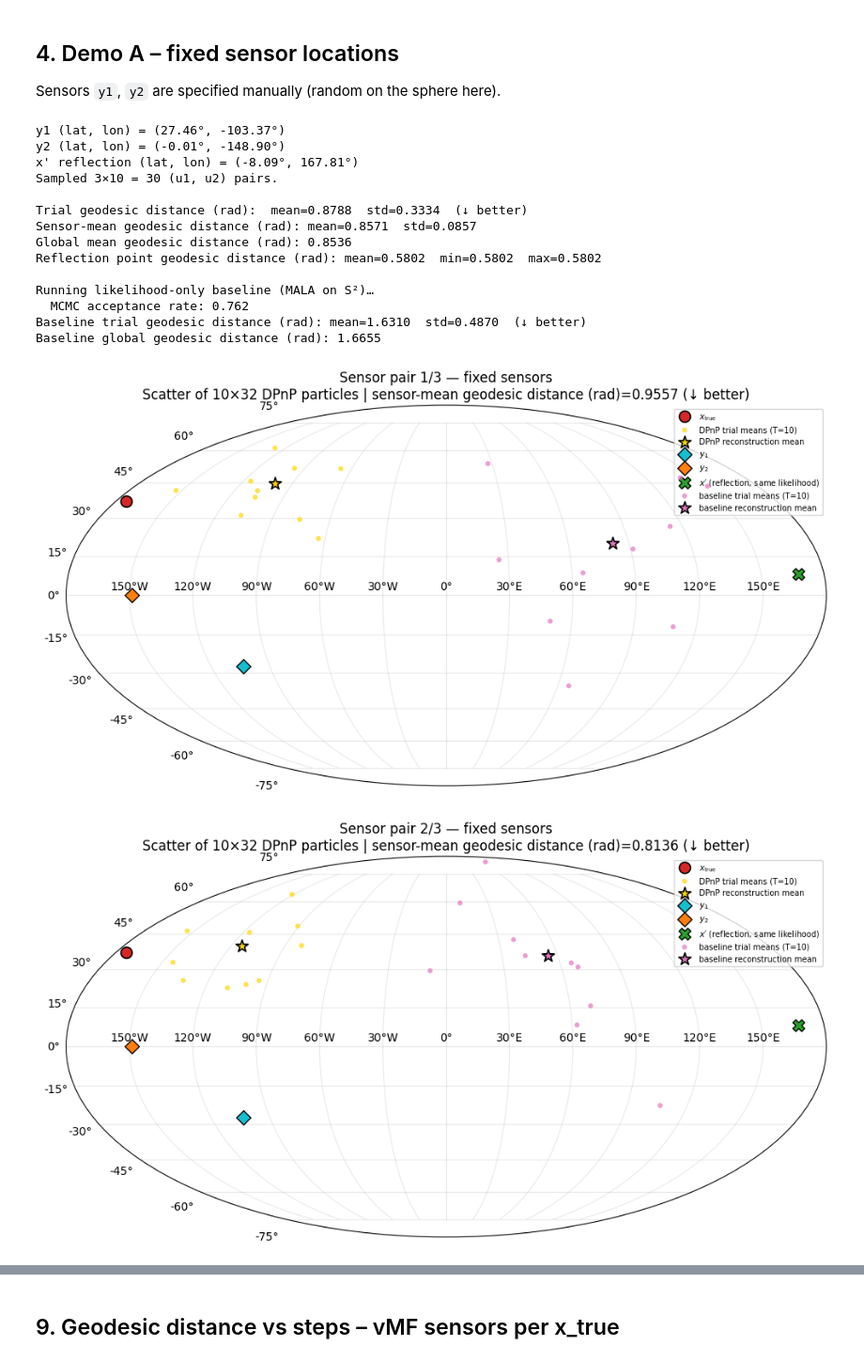
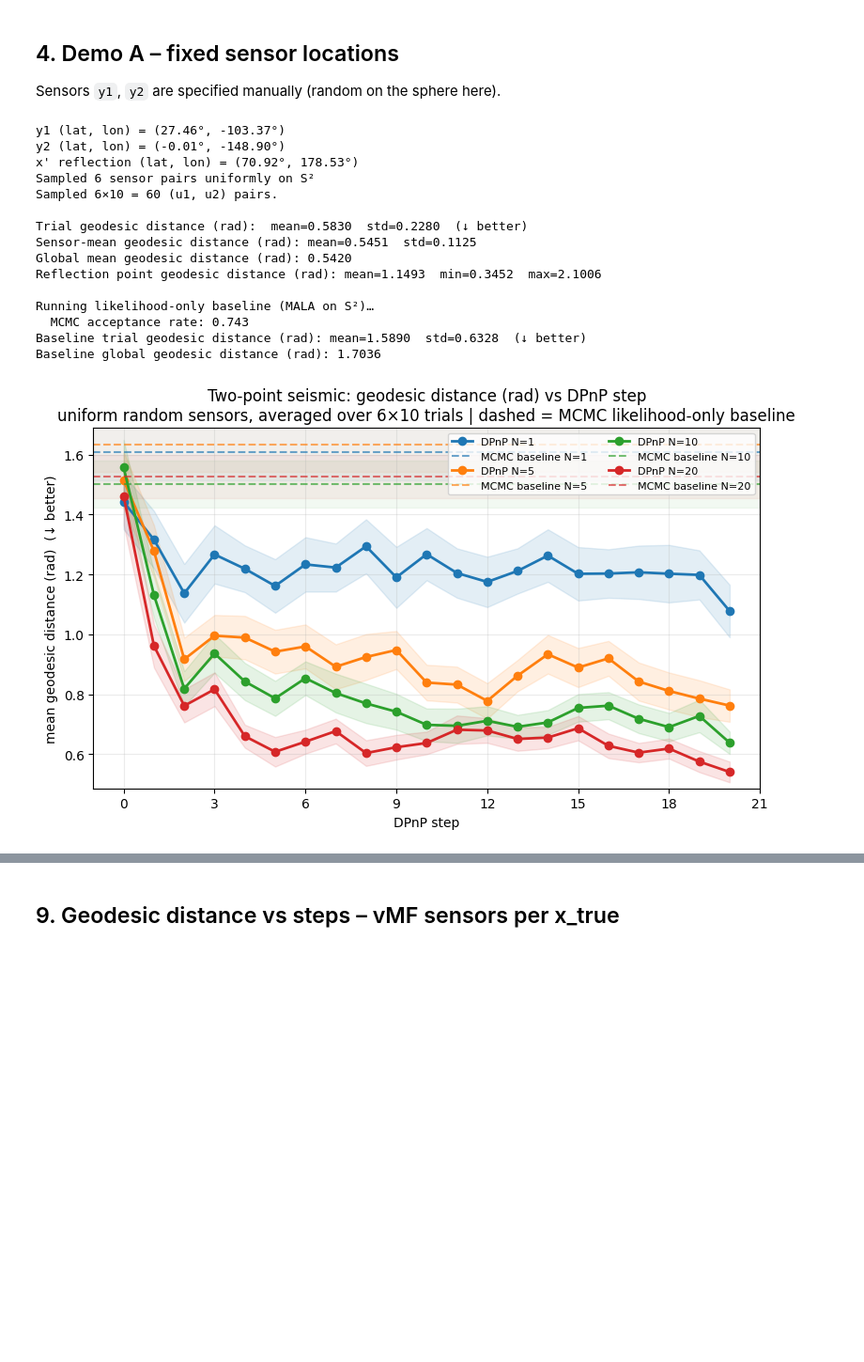
Before and after one commit to IvanLee329/Manifold-DPnP, a Jupyter notebook: Earth experiment/two_point_demo.ipynb, the cells around one changed output, grey strips where cells are left out. Shown at 94% size. Cells and saved outputs as stored; diff of their text form; code cells hidden in the pictures; blank space fills up the shorter version.

```diff
--- a/Earth experiment/two_point_demo.ipynb
+++ b/Earth experiment/two_point_demo.ipynb
@@ -93,10 +92,10 @@ Sample from the earthquake test set, or specify lat/lon directly.
 # %%
 # --- Option A: sample from test set ---
 x_true_candidates, _ = sample_xtrue_y_batches_from_dataloader(
-    dataloader=test_loader, sigma_y=1.0, num_pairs=10,
-    device=device, dtype=dtype, seed=42,
+    dataloader=test_loader, sigma_y=1.0, num_pairs=batch_size,
+    device=device, dtype=dtype, seed=1018,
 )
-x_true = x_true_candidates[3]
+x_true = x_true_candidates[329]
 
 # --- Option B: specify lat/lon (uncomment) ---
 # import math
@@ -125,44 +124,44 @@ for yi, name in [(y1_fixed, "y1"), (y2_fixed, "y2")]:
 
 x_refl = _reflect_through_great_circle(x_true[None], y1_fixed[None], y2_fixed[None]).squeeze()
 ll_r = extrinsic_to_latlon_deg_torch(x_refl[None]).squeeze()
 print(f"x' reflection (lat, lon) = ({ll_r[0].item():.2f}°, {ll_r[1].item():.2f}°)")
 
 demo_fixed = run_two_point_earthquake_demo(
     x_true=x_true,
-    y1=y1_fixed, y2=y2_fixed,
+    # y1=y1_fixed, y2=y2_fixed,
     beta=BETA, sigma2=SIGMA2,
     p_score=p_score, eta=eta,
-    n_sensor_pairs=3,
+    n_sensor_pairs=6,
     n_trials_per_sensor=10,
     metric="geodesic",
     n_bel_paths=5000, n_bel_steps=5,
     out_samples=32, grw_steps=5,
     particle_counts=[1, 5, 10, 20],
     plot_per_sensor=True,
     plot_global=True,
     plot_quality_vs_steps=True,
     include_baseline=True,   # geodesic random-walk Metropolis on S²
     mcmc_tau=1,
     mcmc_n_burnin=2000,
     mcmc_use_mala= True,
     show_kde= False,
-    plot_3d= False,
+    plot_3d= True,
     device=device, dtype=dtype, seed=0,
 )
 # %% [output]
 y1 (lat, lon) = (27.46°, -103.37°)
 y2 (lat, lon) = (-0.01°, -148.90°)
-x' reflection (lat, lon) = (-8.09°, 167.81°)
-Sampled 3×10 = 30 (u1, u2) pairs.
+x' reflection (lat, lon) = (70.92°, 178.53°)
+Sampled 6 sensor pairs uniformly on S²
+Sampled 6×10 = 60 (u1, u2) pairs.
 
-Trial geodesic distance (rad):  mean=0.8788  std=0.3334  (↓ better)
-Sensor-mean geodesic distance (rad): mean=0.8571  std=0.0857
-Global mean geodesic distance (rad): 0.8536
-Reflection point geodesic distance (rad): mean=0.5802  min=0.5802  max=0.5802
+Trial geodesic distance (rad):  mean=0.5830  std=0.2280  (↓ better)
+Sensor-mean geodesic distance (rad): mean=0.5451  std=0.1125
+Global mean geodesic distance (rad): 0.5420
+Reflection point geodesic distance (rad): mean=1.1493  min=0.3452  max=2.1006
 
 Running likelihood-only baseline (MALA on S²)…
-  MCMC acceptance rate: 0.762
-Baseline trial geodesic distance (rad): mean=1.6310  std=0.4870  (↓ better)
-Baseline global geodesic distance (rad): 1.6655
+  MCMC acceptance rate: 0.743
+Baseline trial geodesic distance (rad): mean=1.5890  std=0.6328  (↓ better)
+Baseline global geodesic distance (rad): 1.7036
-[figure, old version]
+[figure, new version]
-[figure, removed]
```
Also changed, not shown: parts of 17 cells of this notebook, 1 other file.
